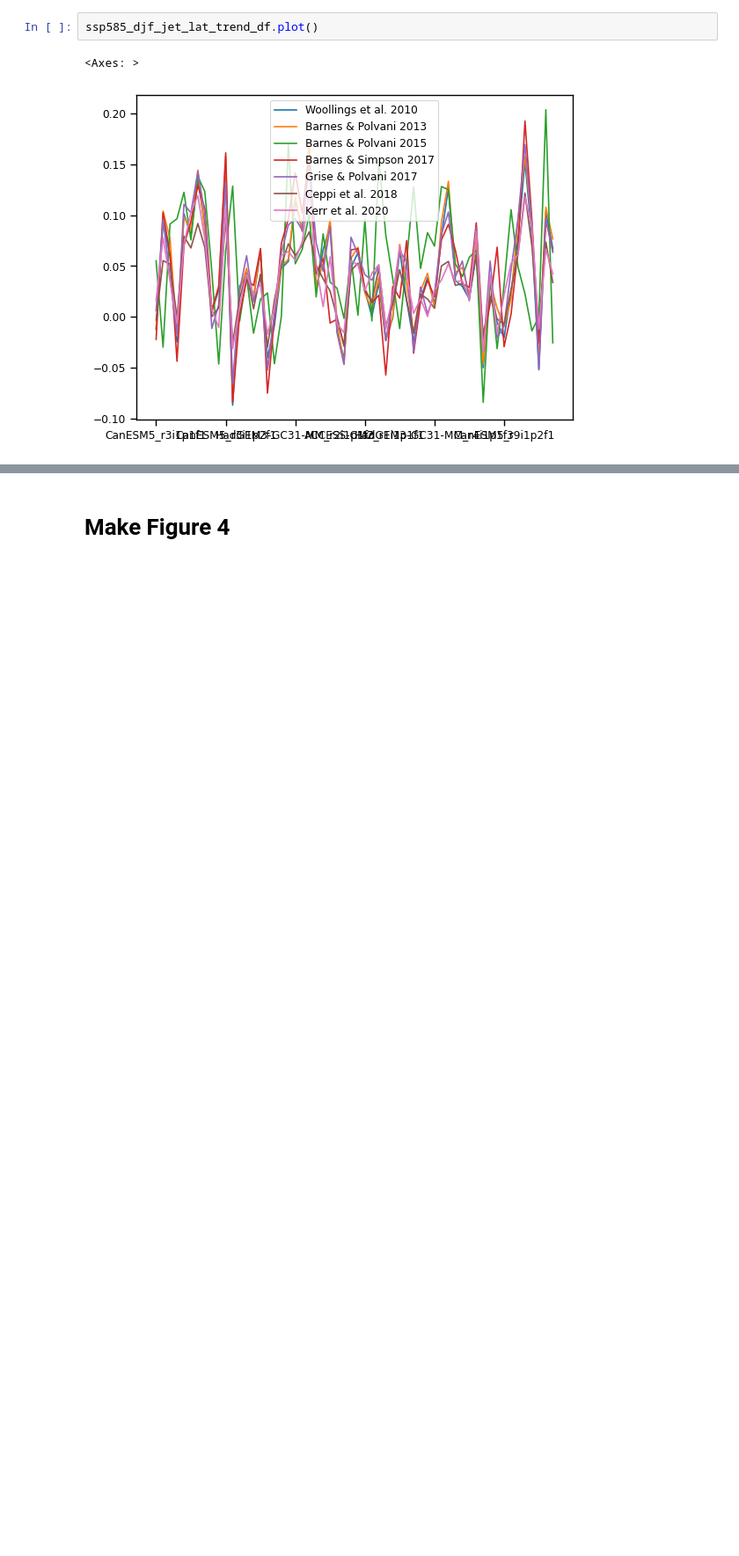
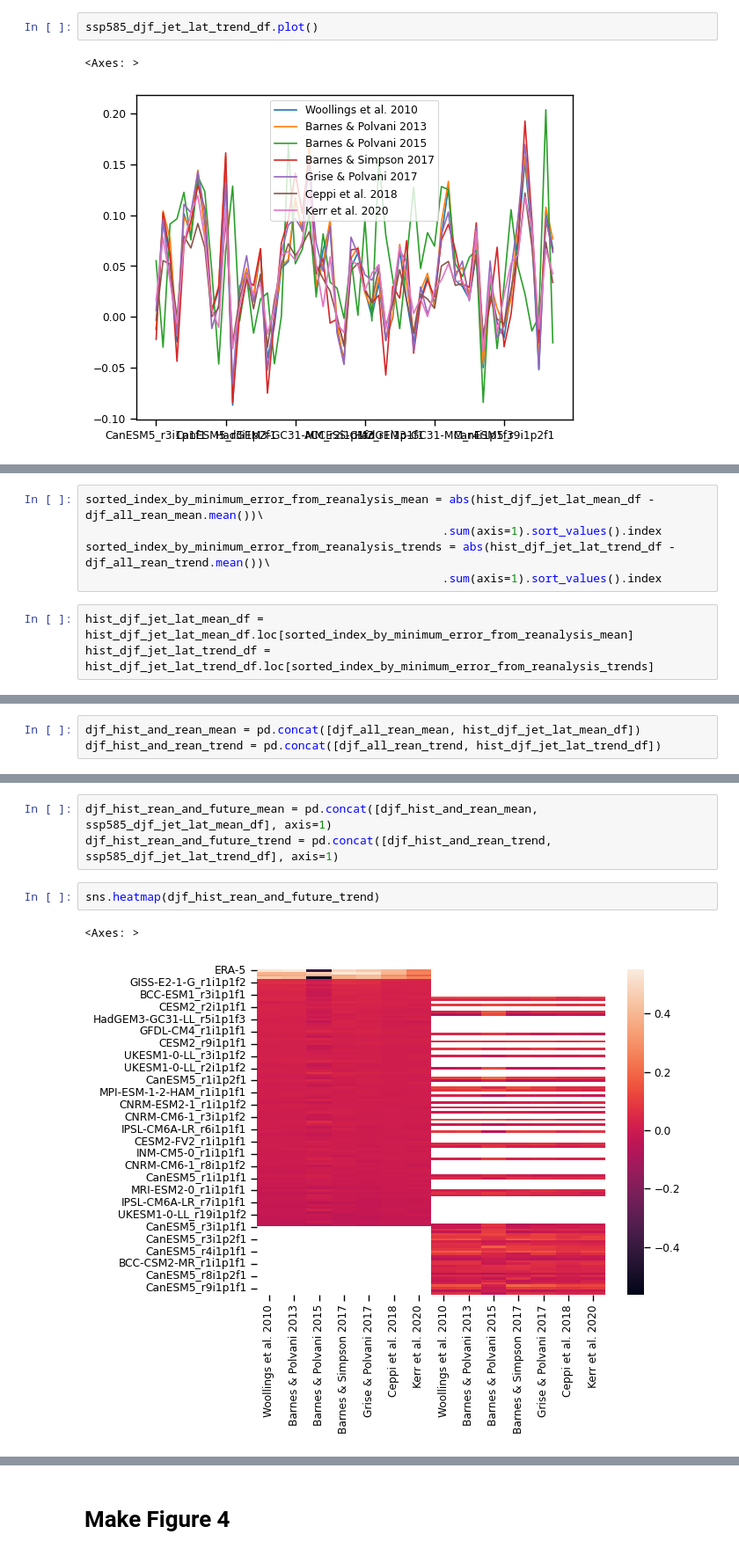
Before and after one commit to Thomasjkeel/uncertainty-in-npac-jet-shift, a Jupyter notebook: Figure_4.ipynb, the cells around one changed output, grey strips where cells are left out. Shown at 88% size. Drawn from its saved outputs; the diff is of its cells as text; blank space fills up the shorter version.

```diff
--- a/Figure_4.ipynb
+++ b/Figure_4.ipynb
@@ -791,0 +805,8 @@ ssp585_djf_jet_lat_trend_df.plot()
+# %%
+sorted_index_by_minimum_error_from_reanalysis_mean = abs(hist_djf_jet_lat_mean_df -  djf_all_rean_mean.mean())\
+                                                    .sum(axis=1).sort_values().index
+sorted_index_by_minimum_error_from_reanalysis_trends = abs(hist_djf_jet_lat_trend_df -  djf_all_rean_trend.mean())\
+                                                    .sum(axis=1).sort_values().index
+# %%
+hist_djf_jet_lat_mean_df = hist_djf_jet_lat_mean_df.loc[sorted_index_by_minimum_error_from_reanalysis_mean]
+hist_djf_jet_lat_trend_df = hist_djf_jet_lat_trend_df.loc[sorted_index_by_minimum_error_from_reanalysis_trends]
@@ -791,0 +815,3 @@ ssp585_djf_jet_lat_trend_df.plot()
+# %%
+djf_hist_and_rean_mean = pd.concat([djf_all_rean_mean, hist_djf_jet_lat_mean_df])
+djf_hist_and_rean_trend = pd.concat([djf_all_rean_trend, hist_djf_jet_lat_trend_df])
@@ -791,0 +836,8 @@ ssp585_djf_jet_lat_trend_df.plot()
+# %%
+djf_hist_rean_and_future_mean = pd.concat([djf_hist_and_rean_mean, ssp585_djf_jet_lat_mean_df], axis=1)
+djf_hist_rean_and_future_trend = pd.concat([djf_hist_and_rean_trend, ssp585_djf_jet_lat_trend_df], axis=1)
+# %%
+sns.heatmap(djf_hist_rean_and_future_trend)
+# %% [output]
+<Axes: >
+[figure, added]
```
Also changed, not shown: parts of 45 cells of this notebook, 3 other files.
